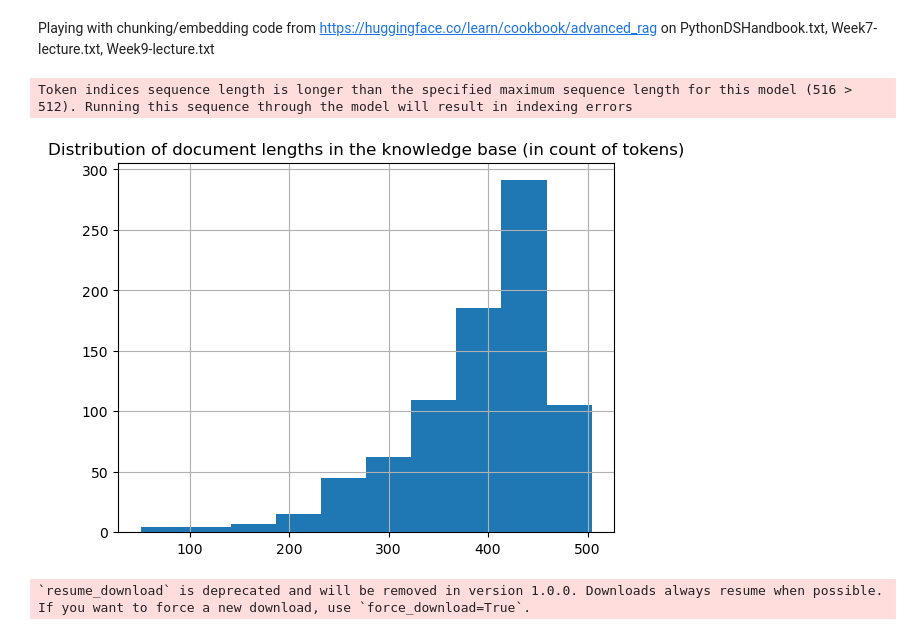
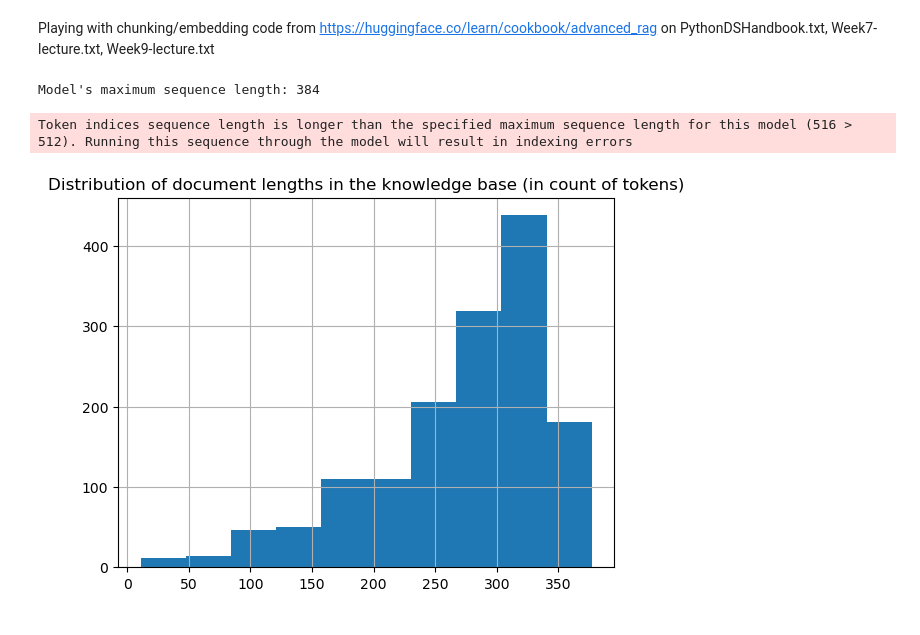
Before and after one commit to ali-rivera/IA-in-HigherEd, a Jupyter notebook: Text-splitting.ipynb, the cells around one changed output. Cells and saved outputs as stored; diff of their text form; code cells hidden in the pictures.

```diff
--- a/Text-splitting.ipynb
+++ b/Text-splitting.ipynb
@@ -49,11 +55,14 @@ docs
 
 # save as LC docs
 RAW_KNOWLEDGE_BASE = [
-    LangchainDocument(page_content=doc.page_content, metadata={"source": doc.metadata}) for doc in tqdm(docs)]
+    LangchainDocument(page_content=doc.page_content, metadata= doc.metadata) for doc in tqdm(docs)]
 # %%
-# split (chunk) docs with chunk size <512
+# split (chunk) docs with chunk size = max seq length()
 
 EMBEDDING_MODEL_NAME = "sentence-transformers/all-mpnet-base-v2"
+
+seq_len = SentenceTransformer(EMBEDDING_MODEL_NAME).max_seq_length
+print(f"Model's maximum sequence length: {seq_len}")
 
 
 def split_documents(
@@ -74,36 +83,37 @@ def split_documents(
     )
 
     docs_processed = []
     for doc in knowledge_base:
         docs_processed += text_splitter.split_documents([doc])
 
     # Remove duplicates
     unique_texts = {}
     docs_processed_unique = []
     for doc in docs_processed:
         if doc.page_content not in unique_texts:
             unique_texts[doc.page_content] = True
             docs_processed_unique.append(doc)
 
     return docs_processed_unique
 
 
 docs_processed = split_documents(
-    512,  # We choose a chunk size adapted to our model
+    seq_len,  # We choose a chunk size adapted to our model
     RAW_KNOWLEDGE_BASE,
     tokenizer_name=EMBEDDING_MODEL_NAME,
 )
 
 # Let's visualize the chunk sizes we would have in tokens from a common model
 
 tokenizer = AutoTokenizer.from_pretrained(EMBEDDING_MODEL_NAME)
 lengths = [len(tokenizer.encode(doc.page_content)) for doc in tqdm(docs_processed)]
 fig = pd.Series(lengths).hist()
 plt.title("Distribution of document lengths in the knowledge base (in count of tokens)")
 plt.show()
 # %% [output]
-Token indices sequence length is longer than the specified maximum sequence length for this model (516 > 512). Running this sequence through the model will result in indexing errors
+Model's maximum sequence length: 384
+Token indices sequence length is longer than the specified maximum sequence length for this model (516 > 512). Running this sequence through the model will result in indexing errors
-[figure, old version]
+[figure, new version]
 # %%
 # create embeddings for docs
 ## Takes a while to run loacally (~6 min w/ PythonDS, Week7, Week9)
@@ -120,5 +130,3 @@ embedding_model = HuggingFaceEmbeddings(
 KNOWLEDGE_VECTOR_DATABASE = FAISS.from_documents(
     docs_processed, embedding_model, distance_strategy=DistanceStrategy.COSINE
 )
-# %% [output]
-`resume_download` is deprecated and will be removed in version 1.0.0. Downloads always resume when possible. If you want to force a new download, use `force_download=True`.
```
Also changed, not shown: parts of 8 cells of this notebook, 19 other files.
